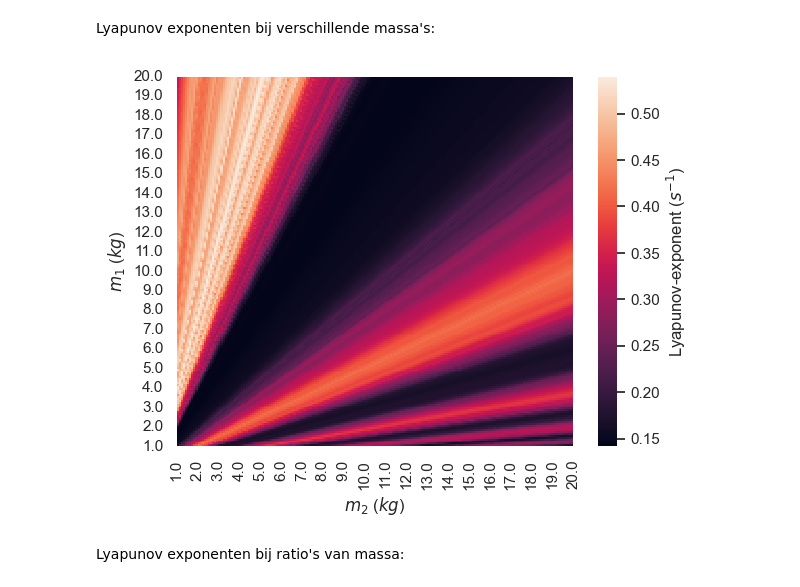
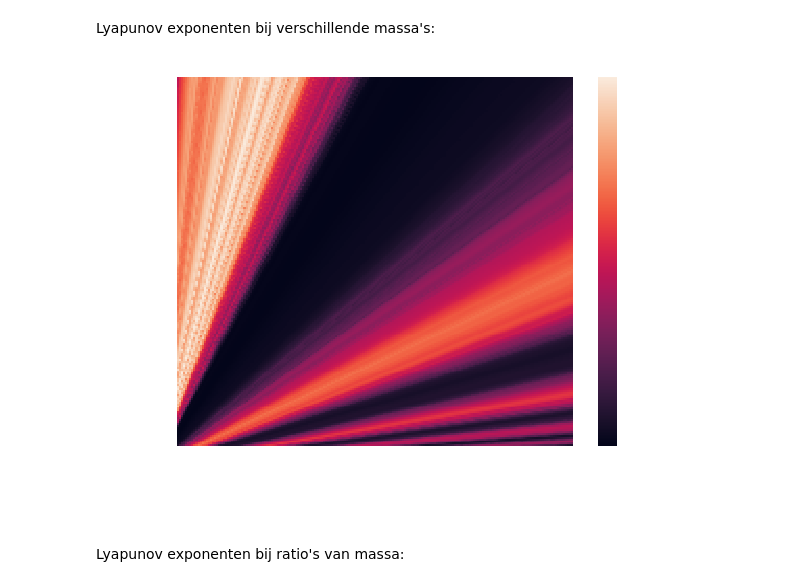
Before and after one commit to KevinLeenaerts/PWS-Programs, a Jupyter notebook: DoublePendulum.ipynb, the cells around one changed output. Saved outputs shown, nothing was run; the diff lists cells and outputs as text; code cells hidden in the pictures.

```diff
--- a/DoublePendulum.ipynb
+++ b/DoublePendulum.ipynb
@@ -30,3 +28,8 @@ sns.set_theme()
+# %%
+G = 9.81
+sns.set_theme()
+locale.setlocale(locale.LC_NUMERIC, "de_DE.UTF-8")
+plt.rcParams['axes.formatter.use_locale'] = True
 # %% [markdown]
 Definieer de afgeleiden als een stelsel van 4 differentiaalvergelijkingen van de eerste order:
 # %%
@@ -385,4 +470,12 @@ Generating data completion: 100.0%, time remaining: 00:00:00
 # %% [markdown]
 # Grafieken
+# %%
+params = {"ytick.color" : "w",
+          "xtick.color" : "w",
+          "axes.labelcolor" : "w",
+          "axes.edgecolor" : "w",
+          "text.color": "w"
+          }
+plt.rcParams.update(params)
 # %% [markdown]
 Poincare doorsnede
@@ -485,29 +537,29 @@ Lyapunov exponenten bij verschillende massa's:
 # %%
 import matplotlib.ticker as ticker
 save_name = "output/regression_masses.png"
 
 result_dataframe = pd.read_pickle("data/lyapunov_masses.pkl")
 
 # Maak lijnen voor grafiek aan
 fig, ax = plt.subplots(1)
-heat_map = sns.heatmap(data=result_dataframe, cbar_kws={'label': r'Lyapunov-exponent ($s^{-1}$)'}, cmap="rocket")
+heat_map = sns.heatmap(data=result_dataframe, cbar_kws={'label': r'$\lambda$ ($s^{-1}$)'}, cmap="rocket")
 heat_map.invert_yaxis()
 heat_map.set(xlabel=r"$m_2$ ($kg$)", ylabel=r"$m_1$ ($kg$)")
 
 N = 1
 dTicks = result_dataframe.index[1] - result_dataframe.index[0]
 
-tickLabels = np.arange(result_dataframe.index[0], result_dataframe.index[-1] + N, N)
+tickLabels = np.arange(result_dataframe.index[0], result_dataframe.index[-1] + N, N).astype(str)
 heat_map.set_xticks(np.linspace(0, (len(tickLabels) - 1)/dTicks, len(tickLabels)))
-heat_map.set_xticklabels(tickLabels)
+heat_map.set_xticklabels(np.char.replace(tickLabels, ".", ","))
 
-tickLabels = np.arange(result_dataframe.columns[0], result_dataframe.columns[-1] + N, N)
+tickLabels = np.arange(result_dataframe.columns[0], result_dataframe.columns[-1] + N, N).astype(str)
 heat_map.set_yticks(np.linspace(0, (len(tickLabels) - 1)/dTicks, len(tickLabels)))
-heat_map.set_yticklabels(tickLabels)
+heat_map.set_yticklabels(np.char.replace(tickLabels, ".", ","))
 
-plt.savefig(save_name, bbox_inches='tight')
+plt.savefig(save_name, bbox_inches='tight', transparent=True)
 # %% [output]
-[figure, old version]
+[figure, new version]
 # %% [markdown]
 Lyapunov exponenten bij ratio's van massa:
 # %%
```
Also changed, not shown: parts of 23 cells of this notebook, 31 other files.
